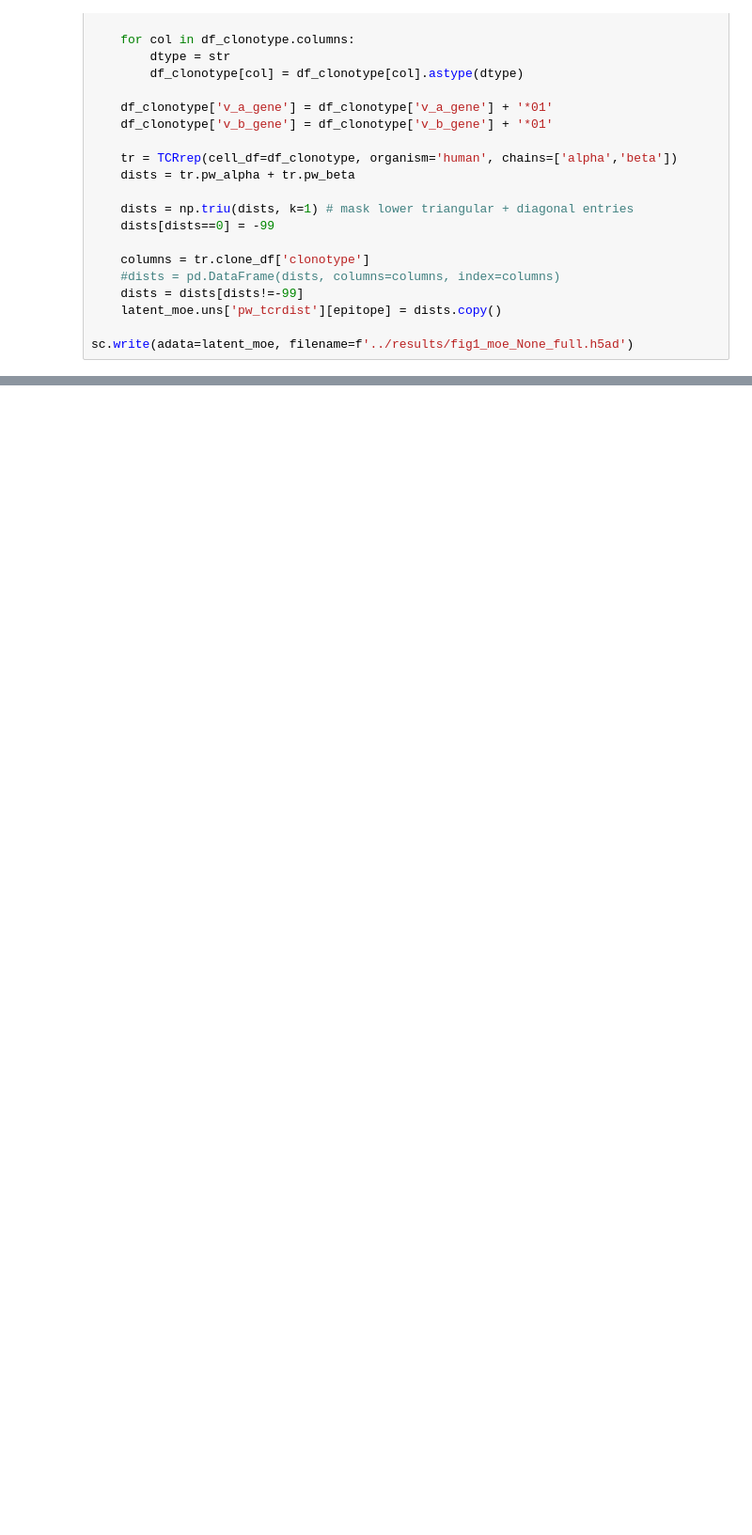
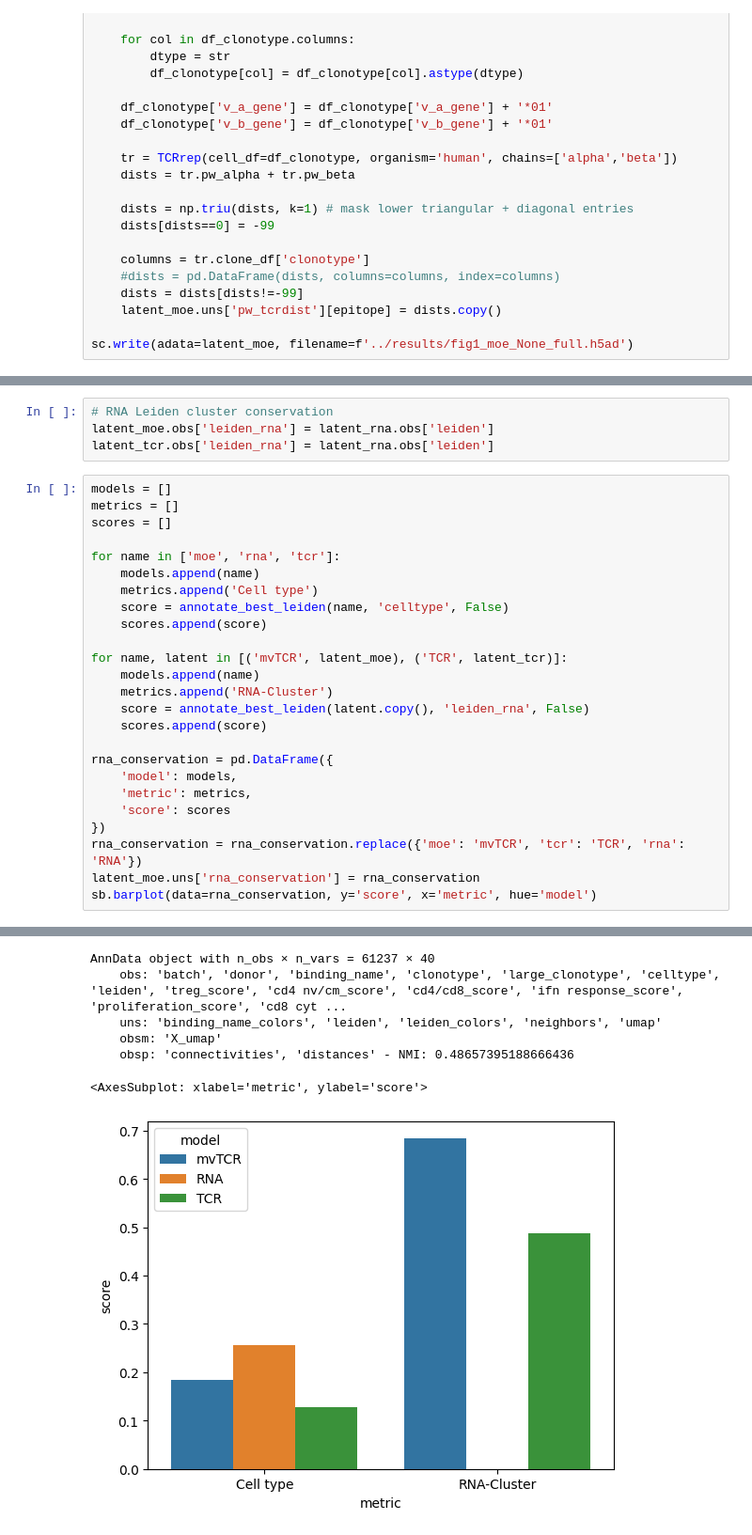
Before and after one commit to SchubertLab/mvTCR_reproducibility, a Jupyter notebook: evaluation/Evaluation_Fig_0_all_donors.ipynb, the cells around one changed output, grey strips where cells are left out. Shown at 94% size. Saved outputs shown, nothing was run; the diff lists cells and outputs as text; blank space fills up the shorter version.

```diff
--- a/evaluation/Evaluation_Fig_0_all_donors.ipynb
+++ b/evaluation/Evaluation_Fig_0_all_donors.ipynb
@@ -237,0 +298,30 @@ sc.write(adata=latent_moe, filename=f'../results/fig1_moe_None_full.h5ad')
+# %%
+# RNA Leiden cluster conservation
+latent_moe.obs['leiden_rna'] = latent_rna.obs['leiden']
+latent_tcr.obs['leiden_rna'] = latent_rna.obs['leiden']
+# %%
+models = []
+metrics = []
+scores = []
+
+for name in ['moe', 'rna', 'tcr']:
+    models.append(name)
+    metrics.append('Cell type')
+    score = annotate_best_leiden(name, 'celltype', False)
+    scores.append(score)
+
+for name, latent in [('mvTCR', latent_moe), ('TCR', latent_tcr)]:
+    models.append(name)
+    metrics.append('RNA-Cluster')
+    score = annotate_best_leiden(latent.copy(), 'leiden_rna', False)
+    scores.append(score)
+
+rna_conservation = pd.DataFrame({
+    'model': models,
+    'metric': metrics,
+    'score': scores
+})
+rna_conservation = rna_conservation.replace({'moe': 'mvTCR', 'tcr': 'TCR', 'rna': 'RNA'})
+latent_moe.uns['rna_conservation'] = rna_conservation
+sb.barplot(data=rna_conservation, y='score', x='metric', hue='model')
+# %% [output]
@@ -237,0 +336,7 @@ sc.write(adata=latent_moe, filename=f'../results/fig1_moe_None_full.h5ad')
+AnnData object with n_obs × n_vars = 61237 × 40
+    obs: 'batch', 'donor', 'binding_name', 'clonotype', 'large_clonotype', 'celltype', 'leiden', 'treg_score', 'cd4 nv/cm_score', 'cd4/cd8_score', 'ifn response_score', 'proliferation_score', 'cd8 cyt ...
+    uns: 'binding_name_colors', 'leiden', 'leiden_colors', 'neighbors', 'umap'
+    obsm: 'X_umap'
+    obsp: 'connectivities', 'distances' - NMI: 0.48657395188666436
+<AxesSubplot: xlabel='metric', ylabel='score'>
+[figure, added]
```
Also changed, not shown: parts of 36 cells of this notebook, 5 other files.
